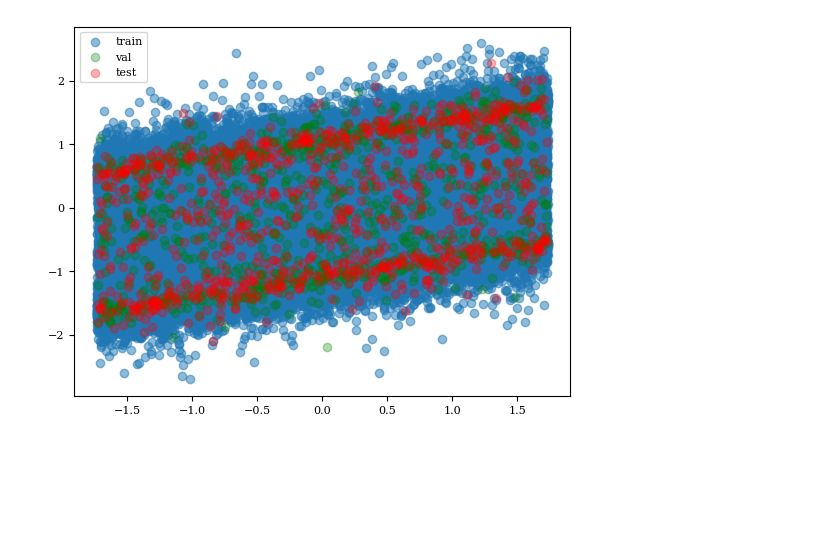
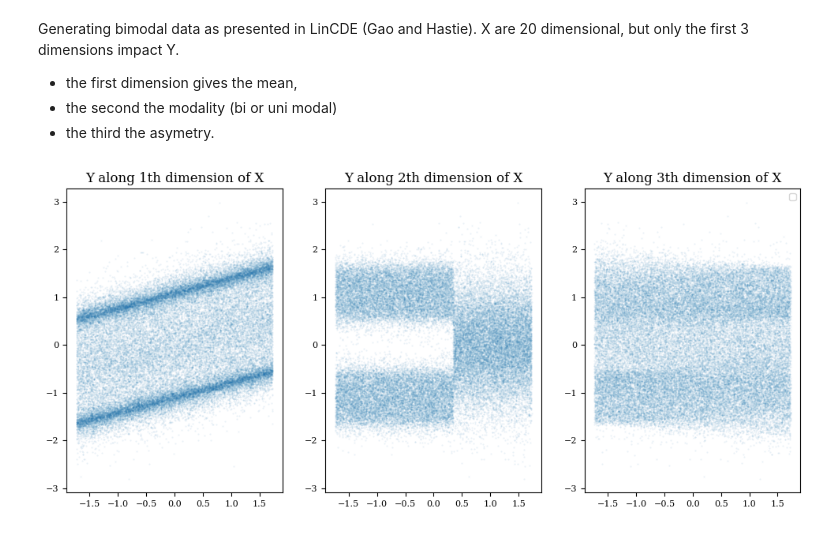
Before and after one commit to Danfoa/symm_rep_learn, a Jupyter notebook: NCP/examples/mulitmodal.ipynb, the cells around one changed output. Cells and saved outputs as stored; diff of their text form; code cells hidden in the pictures; blank space fills up the shorter version.

```diff
--- a/NCP/examples/mulitmodal.ipynb
+++ b/NCP/examples/mulitmodal.ipynb
@@ -29,16 +28,25 @@ Nval = 1000         # val dataset will be used to sample the marginal distributi
 Ntest = 1000
 
 device = 'cuda' if torch.cuda.is_available() else 'cpu'
+# %% [markdown]
+Generating bimodal data as presented in LinCDE (Gao and Hastie). X are 20 dimensional, but only the first 3 dimensions impact Y.
+- the first dimension gives the mean,
+- the second the modality (bi or uni modal)
+- the third the asymetry.
 # %%
 X_train, Y_train, X_val, Y_val, X_test, Y_test, xscaler, yscaler = gen_bimodal(0.5, 30, N_train=Ntrain, N_val=Nval, N_test=Ntest)
 
-plt.scatter(X_train[:,0], Y_train, alpha=0.5)
-plt.scatter(X_val[:,0], Y_val, color='green', alpha=0.3)
-plt.scatter(X_test[:,0], Y_test, color='red', alpha=0.3)
-plt.legend(['train', 'val', 'test'])
+fig, ax = plt.subplots(nrows=1, ncols=3, figsize=(12,5))
+axes = ax.flatten()
+
+for i, ax in enumerate(axes):
+    ax.scatter(X_train[:,i], Y_train, alpha=0.1, s=0.2)
+    ax.set_title(f'Y along {i+1}th dimension of X')
+    if i == 0 :
+        plt.legend(['train', 'val', 'test'])
 plt.show()
 # %% [output]
-[figure, old version]
+[figure, new version]
 # %%
 L.seed_everything(0)
 
```
Also changed, not shown: parts of 5 cells of this notebook, 7 other files.
